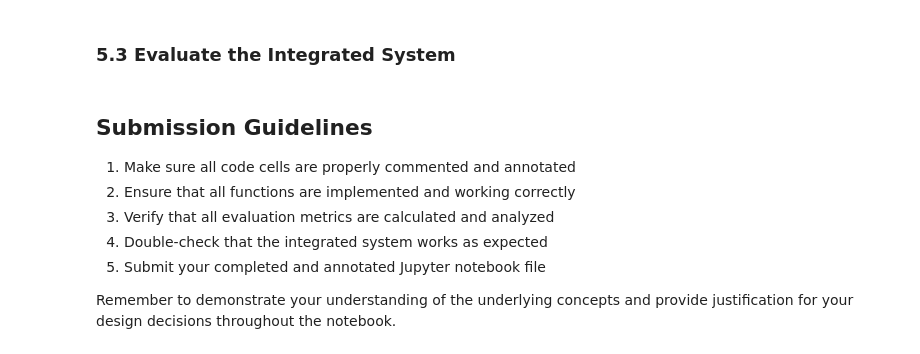
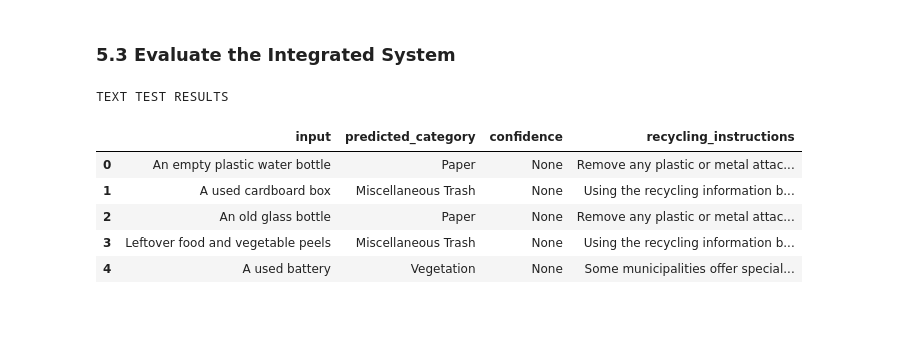
Before and after one commit to JacintaOsoro/NNs-and-SIMILIAR-MODELS-GROUP-8, a Jupyter notebook: Integrated.ipynb, the cells around one changed output. Drawn from its saved outputs; the diff is of its cells as text; code cells hidden in the pictures; blank space fills up the shorter version.

Commit message:
The integrated system

```diff
--- a/Integrated.ipynb
+++ b/Integrated.ipynb
@@ -1722,5 +1945,15 @@ def generate_recycling_instructions(waste_category):
         str: Detailed recycling instructions
         list: Relevant policy documents
     """
-    # Your code here
-    pass
+
+    question = (
+        f"Provide detailed recycling and disposal instructions "
+        f"for {waste_category} waste."
+    )
+
+    instructions, relevant_documents = generate_recycling_instruction(
+        question,
+        top_k=3
+    )
+
+    return instructions, relevant_documents
@@ -1869,10 +2089,50 @@ def waste_management_assistant(input_data, input_type="image"):
-# %% [markdown]
-## Submission Guidelines
-
-1. Make sure all code cells are properly commented and annotated
-2. Ensure that all functions are implemented and working correctly
-3. Verify that all evaluation metrics are calculated and analyzed
-4. Double-check that the integrated system works as expected
-5. Submit your completed and annotated Jupyter notebook file
-
-Remember to demonstrate your understanding of the underlying concepts and provide justification for your design decisions throughout the notebook.
+# %%
+# TODO: Evaluate the integrated system on test cases
+# - Test with images from test dataset
+# - Test with text descriptions from test dataset
+# - Assess overall performance
+
+# test cases for text input
+text_test_cases = [
+    "An empty plastic water bottle",
+    "A used cardboard box",
+    "An old glass bottle",
+    "Leftover food and vegetable peels",
+    "A used battery"
+]
+
+text_results = []
+
+for description in text_test_cases:
+    try:
+        result = waste_management_assistant(
+            description,
+            input_type="text"
+        )
+
+        text_results.append({
+            "input": description,
+            "predicted_category": result["waste_category"],
+            "confidence": result["confidence"],
+            "recycling_instructions": result["recycling_instructions"]
+        })
+
+    except Exception as e:
+        text_results.append({
+            "input": description,
+            "error": str(e)
+        })
+
+
+text_results_df = pd.DataFrame(text_results)
+
+print("TEXT TEST RESULTS")
+display(text_results_df)
+# %% [output]
+TEXT TEST RESULTS
+|  | input | predicted_category | confidence | recycling_instructions |
+| 0 | An empty plastic water bottle | Paper | None | Remove any plastic or metal attac... |
+| 1 | A used cardboard box | Miscellaneous Trash | None | Using the recycling information b... |
+| 2 | An old glass bottle | Paper | None | Remove any plastic or metal attac... |
+| 3 | Leftover food and vegetable peels | Miscellaneous Trash | None | Using the recycling information b... |
+| 4 | A used battery | Vegetation | None | Some municipalities offer special... |
```
Also changed, not shown: parts of 19 cells of this notebook.
